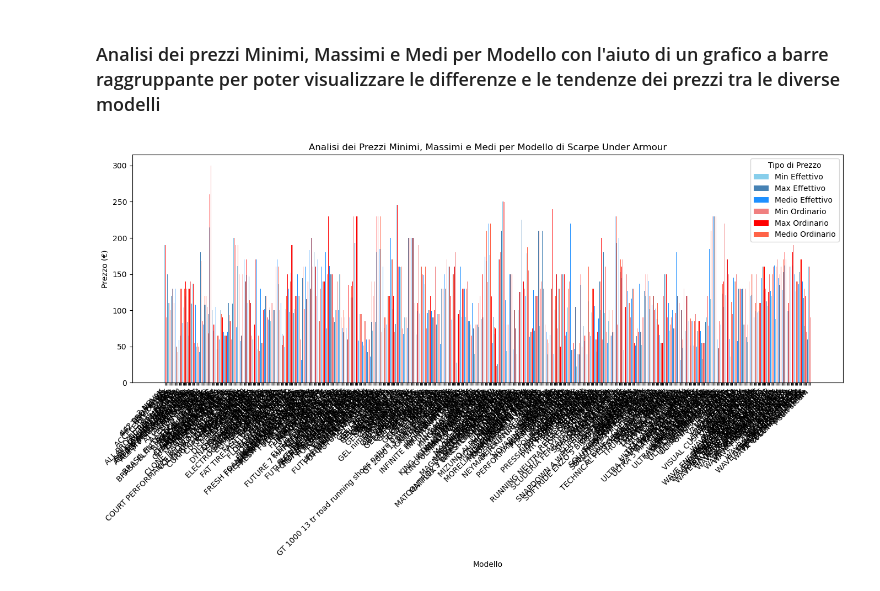
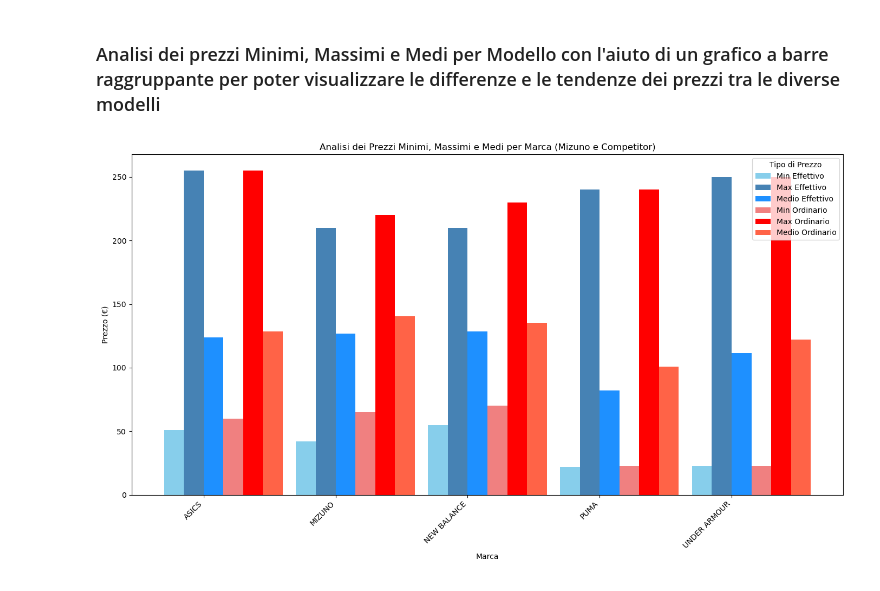
Before and after one commit to AlexBel1912/Python-Build-Week, a Jupyter notebook: Grafici.ipynb, the cells around one changed output. Saved outputs shown, nothing was run; the diff lists cells and outputs as text; code cells hidden in the pictures.

```diff
--- a/Grafici.ipynb
+++ b/Grafici.ipynb
@@ -268,50 +434,63 @@ plt.show()
 # %% [markdown]
 ### Analisi dei prezzi Minimi, Massimi e Medi per Modello con l'aiuto di un grafico a barre raggruppante per poter visualizzare le differenze e le tendenze dei prezzi tra le diverse modelli
 # %%
-# Calcolo delle statistiche di prezzo per modello
-prezzi_categoria = df.groupby('modello').agg(
+brand = 'MIZUNO'
+
+# Identifica i principali 4 competitor in base al numero di modelli offerti
+modelli_per_marca = df['marca'].value_counts().drop(brand, errors='ignore')
+top_4_competitori = modelli_per_marca.nlargest(4).index.tolist()
+
+# Lista delle marche da analizzare
+marche_da_analizzare = [brand] + top_4_competitori
+
+# Filtra il DataFrame per le marche selezionate
+df_marche = df[df['marca'].isin(marche_da_analizzare)]
+
+# Calcolo delle statistiche di prezzo per marca
+prezzi_marca = df_marche.groupby('marca').agg(
     prezzo_minimo_effettivo=('prezzo_effettivo', 'min'),
     prezzo_massimo_effettivo=('prezzo_effettivo', 'max'),
     prezzo_medio_effettivo=('prezzo_effettivo', 'mean'),
     prezzo_minimo_ordinario=('prezzo_ordinario', 'min'),
     prezzo_massimo_ordinario=('prezzo_ordinario', 'max'),
     prezzo_medio_ordinario=('prezzo_ordinario', 'mean')
 ).reset_index()
 
 # Impostazione delle dimensioni del grafico
 plt.figure(figsize=(14, 8))
 
 # Larghezza delle barre
-bar_width = 0.1
+bar_width = 0.15
 
 # Posizioni delle barre per ciascuna statistica di prezzo
-pos_min_eff = np.arange(len(prezzi_categoria))
-pos_max_eff = [p + bar_width for p in pos_min_eff]
-pos_med_eff = [p + bar_width * 2 for p in pos_min_eff]
-pos_min_ord = [p + bar_width * 3 for p in pos_min_eff]
-pos_max_ord = [p + bar_width * 4 for p in pos_min_eff]
-pos_med_ord = [p + bar_width * 5 for p in pos_min_eff]
+pos_marca = np.arange(len(prezzi_marca))
+pos_min_eff = [p - bar_width * 1.5 for p in pos_marca]
+pos_max_eff = [p - bar_width * 0.5 for p in pos_marca]
+pos_med_eff = [p + bar_width * 0.5 for p in pos_marca]
+pos_min_ord = [p + bar_width * 1.5 for p in pos_marca]
+pos_max_ord = [p + bar_width * 2.5 for p in pos_marca]
+pos_med_ord = [p + bar_width * 3.5 for p in pos_marca]
 
 # Creazione delle barre per il prezzo effettivo
-plt.bar(pos_min_eff, prezzi_categoria['prezzo_minimo_effettivo'], bar_width, label='Min Effettivo', color='skyblue')
-plt.bar(pos_max_eff, prezzi_categoria['prezzo_massimo_effettivo'], bar_width, label='Max Effettivo', color='steelblue')
-plt.bar(pos_med_eff, prezzi_categoria['prezzo_medio_effettivo'], bar_width, label='Medio Effettivo', color='dodgerblue')
+plt.bar(pos_min_eff, prezzi_marca['prezzo_minimo_effettivo'], bar_width, label='Min Effettivo', color='skyblue')
+plt.bar(pos_max_eff, prezzi_marca['prezzo_massimo_effettivo'], bar_width, label='Max Effettivo', color='steelblue')
+plt.bar(pos_med_eff, prezzi_marca['prezzo_medio_effettivo'], bar_width, label='Medio Effettivo', color='dodgerblue')
 
 # Creazione delle barre per il prezzo ordinario
-plt.bar(pos_min_ord, prezzi_categoria['prezzo_minimo_ordinario'], bar_width, label='Min Ordinario', color='lightcoral')
-plt.bar(pos_max_ord, prezzi_categoria['prezzo_massimo_ordinario'], bar_width, label='Max Ordinario', color='red')
-plt.bar(pos_med_ord, prezzi_categoria['prezzo_medio_ordinario'], bar_width, label='Medio Ordinario', color='tomato')
+plt.bar(pos_min_ord, prezzi_marca['prezzo_minimo_ordinario'], bar_width, label='Min Ordinario', color='lightcoral')
+plt.bar(pos_max_ord, prezzi_marca['prezzo_massimo_ordinario'], bar_width, label='Max Ordinario', color='red')
+plt.bar(pos_med_ord, prezzi_marca['prezzo_medio_ordinario'], bar_width, label='Medio Ordinario', color='tomato')
 
 # Aggiunta di etichette e titolo
-plt.xlabel('Modello')
+plt.xlabel('Marca')
 plt.ylabel('Prezzo (€)')
-plt.title('Analisi dei Prezzi Minimi, Massimi e Medi per Modello di Scarpe Under Armour')
-plt.xticks(pos_min_eff + bar_width * 2.5, prezzi_categoria['modello'], rotation=45, ha='right')
+plt.title('Analisi dei Prezzi Minimi, Massimi e Medi per Marca (Mizuno e Competitor)')
+plt.xticks(pos_marca, prezzi_marca['marca'], rotation=45, ha='right')
 plt.legend(title='Tipo di Prezzo')
 plt.tight_layout()
 plt.show()
 # %% [output]
-[figure, old version]
+[figure, new version]
 # %%
 df
 # %% [output]
```
Also changed, not shown: parts of 20 cells of this notebook, 1 other file.
